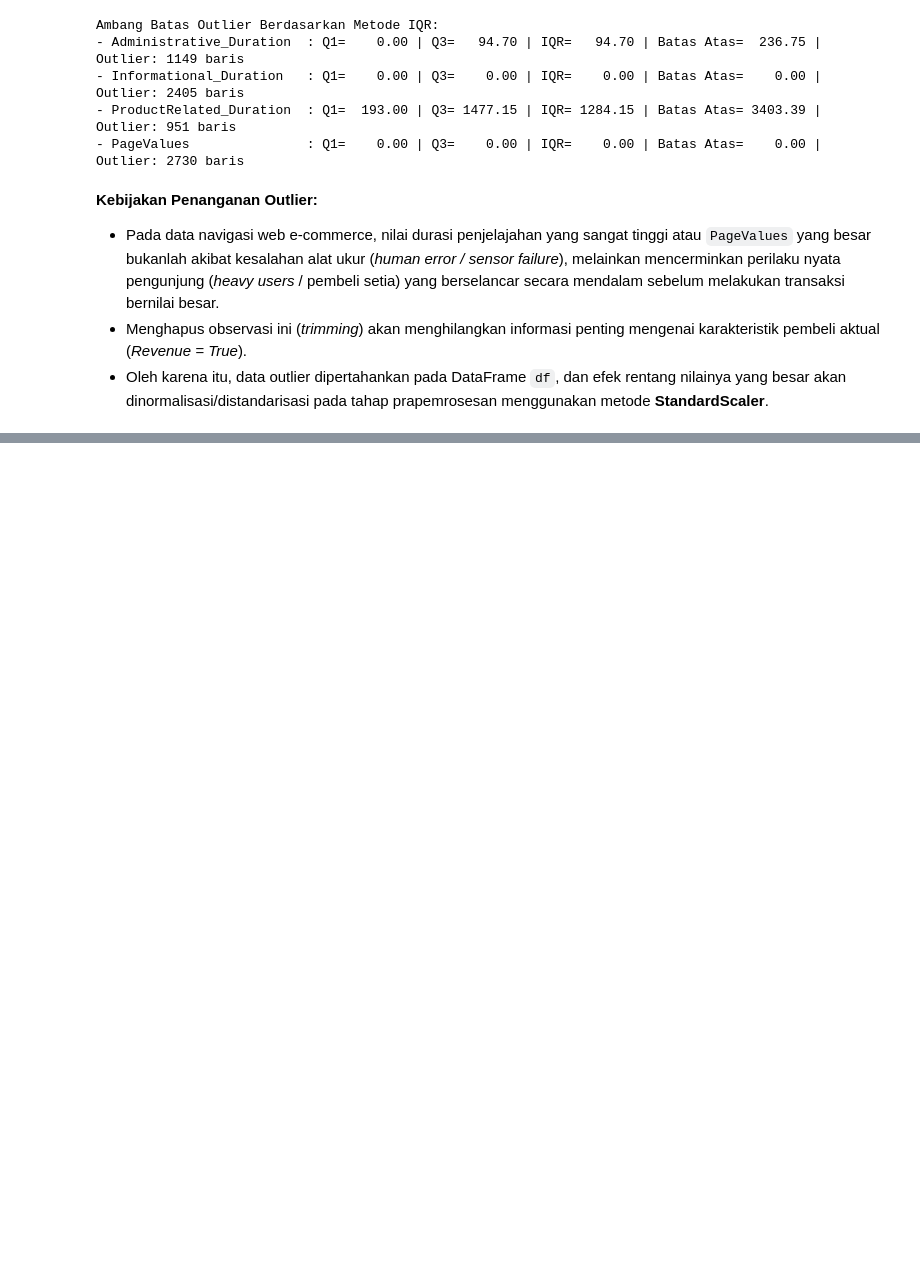
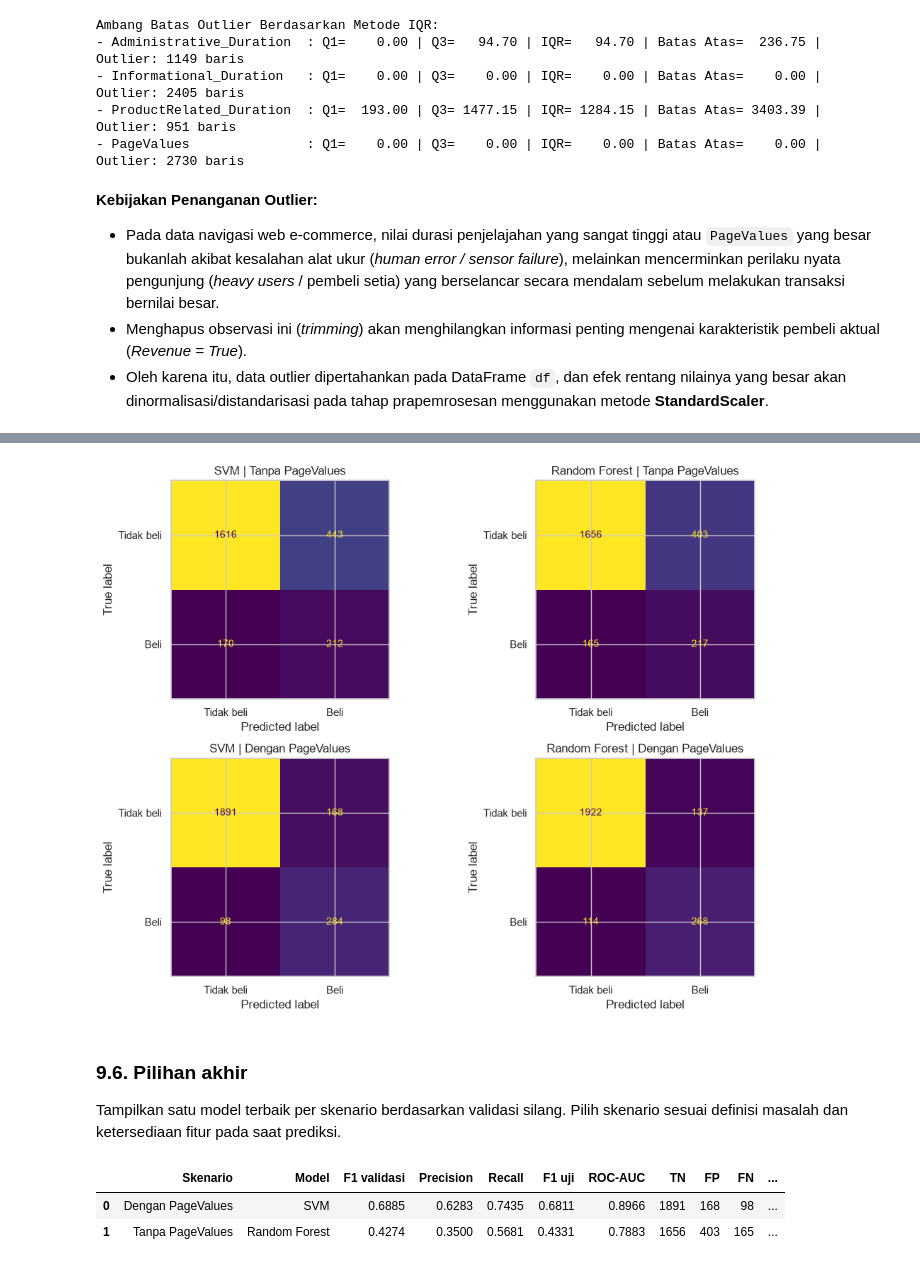
Before and after one commit to oktavianprstyd/MauArgonAtauAstra, a Jupyter notebook: notebook.ipynb, the cells around one changed output, grey strips where cells are left out. Cells and saved outputs as stored; diff of their text form; code cells hidden in the pictures; blank space fills up the shorter version.

```diff
--- a/notebook.ipynb
+++ b/notebook.ipynb
@@ -625,0 +849,9 @@ Data bersih dan terstandarisasi siap untuk tahap pemodelan Machine Learning!
+# %%
+prediksi_lanjutan, skor_lanjutan = {}, {}
+for kandidat in pilihan_lanjutan.to_dict('records'):
+    nama, fitur = kandidat['Model'], kandidat['Fitur']
+    kunci = (kandidat['Skenario'], nama)
+    pipeline = kandidat['Pipeline'].fit(X_train[fitur], y_train)
+    skor = getattr(pipeline, metode_skor[nama])(X_test[fitur])
+    skor_lanjutan[kunci] = skor[:, 1] if nama == 'Random Forest' else skor
+    prediksi_lanjutan[kunci] = skor_lanjutan[kunci] >= kandidat['Ambang']
@@ -625,0 +862,16 @@ Data bersih dan terstandarisasi siap untuk tahap pemodelan Machine Learning!
+# %%
+from sklearn.metrics import confusion_matrix
+
+hasil_lanjutan = []
+for (kondisi, nama), prediksi in prediksi_lanjutan.items():
+    tn, fp, fn, tp = confusion_matrix(y_test, prediksi, labels=[0, 1]).ravel()
+    hasil_lanjutan.append({
+        'Skenario': kondisi, 'Model': nama,
+        'Precision': precision_score(y_test, prediksi, zero_division=0),
+        'Recall': recall_score(y_test, prediksi, zero_division=0),
+        'F1 uji': f1_score(y_test, prediksi, zero_division=0),
+        'ROC-AUC': roc_auc_score(y_test, skor_lanjutan[kondisi, nama]),
+        'TN': tn, 'FP': fp, 'FN': fn, 'TP': tp,
+    })
+hasil_lanjutan = pd.DataFrame(hasil_lanjutan)
+display(hasil_lanjutan.round(4))
@@ -625,0 +884,25 @@ Data bersih dan terstandarisasi siap untuk tahap pemodelan Machine Learning!
+# %%
+fig, axes = plt.subplots(2, 2, figsize=(11, 8))
+for i, kondisi in enumerate(skenario):
+    for j, nama in enumerate(nama_model):
+        ConfusionMatrixDisplay.from_predictions(
+            y_test, prediksi_lanjutan[kondisi, nama], labels=[0, 1],
+            display_labels=['Tidak beli', 'Beli'], ax=axes[i, j], colorbar=False,
+        )
+        axes[i, j].set_title(f'{nama} | {kondisi}')
+fig.tight_layout()
+plt.show()
+# %% [output]
+[figure, added]
+# %% [markdown]
+### 9.6. Pilihan akhir
+
+Tampilkan satu model terbaik per skenario berdasarkan validasi silang. Pilih skenario sesuai definisi masalah dan ketersediaan fitur pada saat prediksi.
+# %%
+pemenang = pilihan_lanjutan.drop_duplicates('Skenario')[['Skenario', 'Model', 'F1 validasi']]
+keputusan_lanjutan = pemenang.merge(hasil_lanjutan, on=['Skenario', 'Model'])
+display(keputusan_lanjutan.round(4))
+# %% [output]
+|  | Skenario | Model | F1 validasi | Precision | Recall | F1 uji | ROC-AUC | TN | FP | FN | ... |
+| 0 | Dengan PageValues | SVM | 0.6885 | 0.6283 | 0.7435 | 0.6811 | 0.8966 | 1891 | 168 | 98 | ... |
+| 1 | Tanpa PageValues | Random Forest | 0.4274 | 0.3500 | 0.5681 | 0.4331 | 0.7883 | 1656 | 403 | 165 | ... |
```
Also changed, not shown: parts of 85 cells of this notebook, 1 other file.
